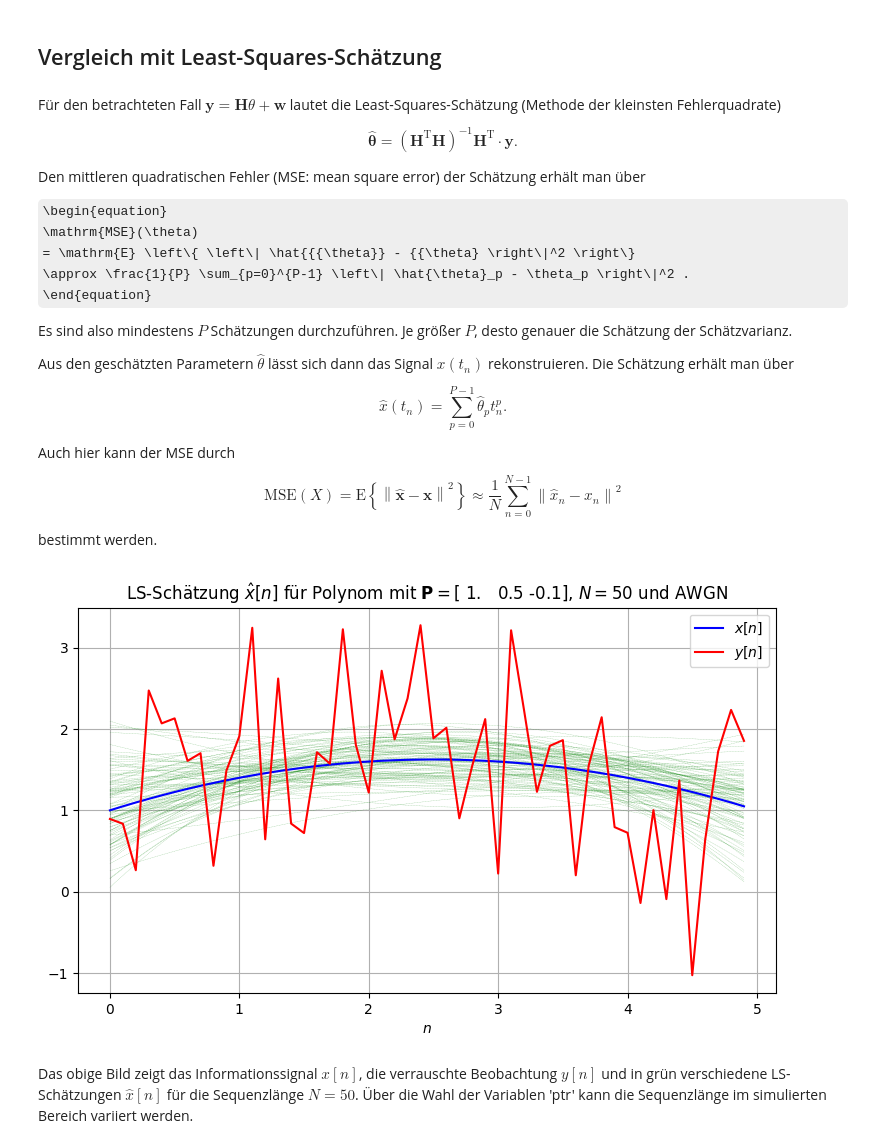
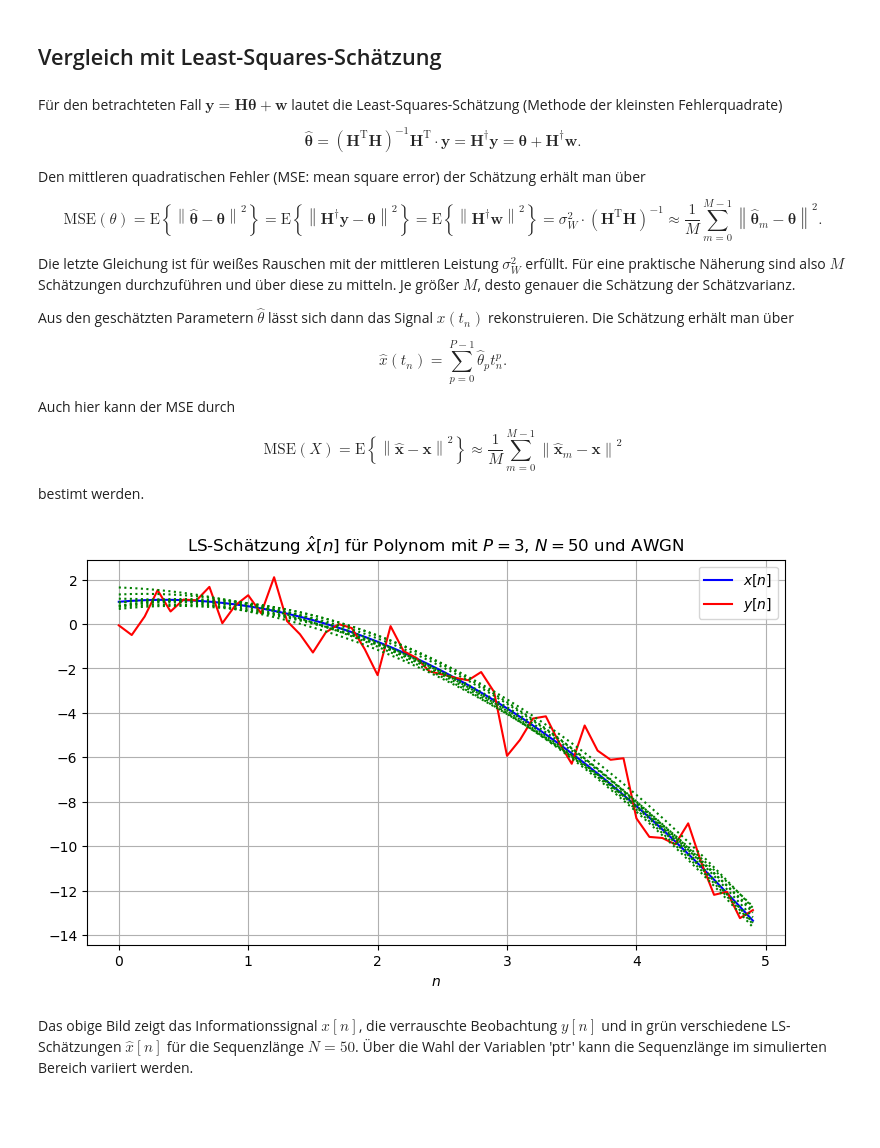
Before and after one commit to VK-NT2024/SSuI-Lecture, a Jupyter notebook: CRLB/SSuI-CRLBPolynomial.ipynb, the cells around one changed output. Cells and saved outputs as stored; diff of their text form; code cells hidden in the pictures; some formulas as TeX source; blank space fills up the shorter version.

Commit message:
update CRLB/index.ipynb and SSuI-CRLBPolynomial.ipynb

```diff
--- a/CRLB/SSuI-CRLBPolynomial.ipynb
+++ b/CRLB/SSuI-CRLBPolynomial.ipynb
@@ -223,18 +225,6 @@ for cntr, n in enumerate(N):
     tmp = 0.0
     for run in np.arange(1,n+1):
         jacobi = np.array([1, Ta*run, (Ta*run)**2]).reshape(P,1)
-        Jextinv = jacobi.T @ Jinv @ jacobi
-        tmp += Jextinv[0][0]
+        Jextinv = jacobi.transpose() @ Jinv @ jacobi
+        tmp += np.diag(Jextinv)[0]
     crlbX[cntr] = tmp / n
-
-
-fig_crlb = plt.figure(figsize=(9,5))
-
-ax1 = fig_crlb.add_subplot(111)
-ax1.semilogy(N, crlbX, '-')
-plt.xlabel('$N$')
-plt.ylabel('CRLB')
-plt.title('CRLB für Polynom mit $P=$' + str(P) + ' und AWGN')
-plt.grid(True)
-plt.legend()
-plt.show()
@@ -243,21 +231,27 @@ plt.show()
 # %% [markdown]
 ## Vergleich mit Least-Squares-Schätzung
 # %% [markdown]
-Für den betrachteten Fall $\mathbf{y}=\mathbf{H} {\theta} +\mathbf{w}$ lautet die Least-Squares-Schätzung (Methode der kleinsten Fehlerquadrate)
+Für den betrachteten Fall $\mathbf{y}=\mathbf{H \theta}+\mathbf{w}$ lautet die Least-Squares-Schätzung (Methode der kleinsten Fehlerquadrate)
 
 \begin{equation}
-    \hat{\mathbf{\theta}} = \left( \mathbf{H}^{\mathrm{T}} \mathbf{H} \right)^{-1} \mathbf{H}^{\mathrm{T}} \cdot \mathbf{y} .
+    \hat{\mathbf{\theta}}
+    = \left( \mathbf{H}^{\mathrm{T}} \mathbf{H} \right)^{-1} \mathbf{H}^{\mathrm{T}} \cdot \mathbf{y}
+    = \mathbf{H}^{\dagger} \mathbf{y}
+    = \mathbf{\theta} + \mathbf{H}^{\dagger} \mathbf{w} .
 \end{equation}
 
 Den mittleren quadratischen Fehler (MSE: mean square error) der Schätzung erhält man über
 
 \begin{equation}
     \mathrm{MSE}(\theta)
-    = \mathrm{E} \left\{ \left\| \hat{{{\theta}} - {{\theta} \right\|^2 \right\}
-    \approx \frac{1}{P} \sum_{p=0}^{P-1} \left\| \hat{\theta}_p - \theta_p \right\|^2 .
+    = \mathrm{E} \left\{ \left\| \hat{\mathbf{\theta}} - \mathbf{\theta} \right\|^2 \right\}
+    = \mathrm{E} \left\{ \left\| \mathbf{H}^{\dagger} \mathbf{y} - \mathbf{\theta} \right\|^2 \right\}
+    = \mathrm{E} \left\{ \left\| \mathbf{H}^{\dagger} \mathbf{w} \right\|^2 \right\}
+    = \sigma_W^2 \cdot \left( \mathbf{H}^{\mathrm{T}} \mathbf{H} \right)^{-1}
+    \approx \frac{1}{M} \sum_{m=0}^{M-1} \left\| \hat{\mathbf{\theta}}_m - \mathbf{\theta} \right\|^2 .
 \end{equation}
 
-Es sind also mindestens $P$ Schätzungen durchzuführen. Je größer $P$, desto genauer die Schätzung der Schätzvarianz.
+Die letzte Gleichung ist für weißes Rauschen mit der mittleren Leistung $\sigma_W^2$ erfüllt. Für eine praktische Näherung sind also $M$ Schätzungen durchzuführen und über diese zu mitteln. Je größer $M$, desto genauer die Schätzung der Schätzvarianz.
 
 Aus den geschätzten Parametern $\hat{\theta}$ lässt sich dann das Signal $x(t_n)$ rekonstruieren. Die Schätzung erhält man über
 
@@ -270,20 +264,20 @@ Auch hier kann der MSE durch
 \begin{equation}
     \mathrm{MSE}(X)
     = \mathrm{E} \left\{ \left\| \hat{\mathbf{x}} - \mathbf{x} \right\|^2 \right\}
-    \approx \frac{1}{N} \sum_{n=0}^{N-1} \left\| \hat{x}_n - x_n \right\|^2
+    \approx \frac{1}{M} \sum_{m=0}^{M-1} \left\| \hat{\mathbf{x}}_m - \mathbf{x} \right\|^2
 \end{equation}
 
-bestimmt werden.
+bestimt werden.
 # %%
 # coefficients of polynomial
-P = np.array([1,0.5,-0.1])
+Theta = np.array([1,0.5,-0.7])
 
 # number of runs
 Nruns = 1000
 
 # polynomial
-Phat = np.zeros((len(N),len(P)))
-MSE_P = np.zeros((len(N),Nruns))
+Theta_hat = np.zeros((len(N),len(Theta)))
+MSE_Theta = np.zeros((len(N),Nruns))
 t = [None] * len(N)
 x = [None] * len(N)
 xhat = [None] * len(N)
@@ -292,7 +286,7 @@ MSE_x = np.zeros((len(N),Nruns))
 
 for cntr, n in enumerate(N):
     t[cntr] = np.arange(n) * Ta
-    x[cntr] = P[0] + P[1]*t[cntr] + P[2]*t[cntr]**2
+    x[cntr] = Theta[0] + Theta[1]*t[cntr] + Theta[2]*t[cntr]**2
 
     # system matrix H
     H = np.block([np.ones((n,1)),t[cntr].reshape(n,1),(t[cntr]**2).reshape(n,1)])
@@ -304,36 +298,36 @@ for cntr, n in enumerate(N):
         y[cntr] = x[cntr] + awgn
 
         # LS parameter estimation
-        Phat[cntr,:] = Hpinv @ y[cntr]
+        Theta_hat[cntr,:] = Hpinv @ y[cntr]
         # estimation error
-        MSE_P[cntr,run] = np.sum(np.abs(P-Phat[cntr,:])**2)
+        MSE_Theta[cntr,run] = np.sum(np.abs(Theta-Theta_hat[cntr,:])**2)
 
         # reconstructed x[n]
-        xhat[cntr][:,run] = Phat[cntr,0] + Phat[cntr,1]*t[cntr] + Phat[cntr,2]*t[cntr]**2
+        xhat[cntr][:,run] = Theta_hat[cntr,0] + Theta_hat[cntr,1]*t[cntr] + Theta_hat[cntr,2]*t[cntr]**2
         # reconstruction error
         MSE_x[cntr,run] = np.mean(np.abs(x[cntr]-xhat[cntr][:,run])**2)
 
-MSE_Pmean = np.mean(MSE_P,axis=1)
+MSE_Thetamean = np.mean(MSE_Theta,axis=1)
 MSE_xmean = np.mean(MSE_x,axis=1)
 # %%
 fig_example = plt.figure(figsize=(9,5))
 
 ptr = 9
 ax2 = fig_example.add_subplot(111)
-ax2.plot(t[ptr], xhat[ptr][:,1:100], 'g:', linewidth=0.2)
 ax2.plot(t[ptr], x[ptr], 'b-',label='$x[n]$')
 ax2.plot(t[ptr], y[ptr], 'r-',label='$y[n]$')
+ax2.plot(t[ptr], xhat[ptr][:,1:10], 'g:')
 #ax2.plot(np.arange(N[0]) * Ta, xhat[0][:,1], 'g:',label='$\hat{x}[n],N=$+str(N[0])')
 #ax2.plot(np.arange(N[2]) * Ta, xhat[2][:,1], 'g--',label='$\hat{x}[n],N=$+str(N[2])')
 #ax2.plot(np.arange(N[4]) * Ta, xhat[4][:,1], 'g-',label='$\hat{x}[n],N=$+str(N[4])')
 #ax2.plot(np.arange(N[-1]) * Ta, xhat[-1][:,1], 'g.-',label='$\hat{x}[n],N=$+str(N[-1])')
 plt.xlabel('$n$')
-plt.title('LS-Schätzung $\hat{x}[n]$ für Polynom mit $\mathbf{P}=$' + str(P) + ', $N=$' + str(N[ptr]) + ' und AWGN')
+plt.title('LS-Schätzung $\\hat{x}[n]$ für Polynom mit $P=$' + str(P) + ', $N=$' + str(N[ptr]) + ' und AWGN')
 plt.grid(True)
 plt.legend()
 plt.show()
 # %% [output]
-[figure, old version]
+[figure, new version]
 # %% [markdown]
 Das obige Bild zeigt das Informationssignal $x[n]$, die verrauschte Beobachtung $y[n]$ und in grün verschiedene LS-Schätzungen $\hat{x}[n]$ für die Sequenzlänge $N=50$. Über die Wahl der Variablen 'ptr' kann die Sequenzlänge im simulierten Bereich variiert werden.
 # %% [markdown]
```
Also changed, not shown: parts of 7 cells of this notebook, 1 other file.
